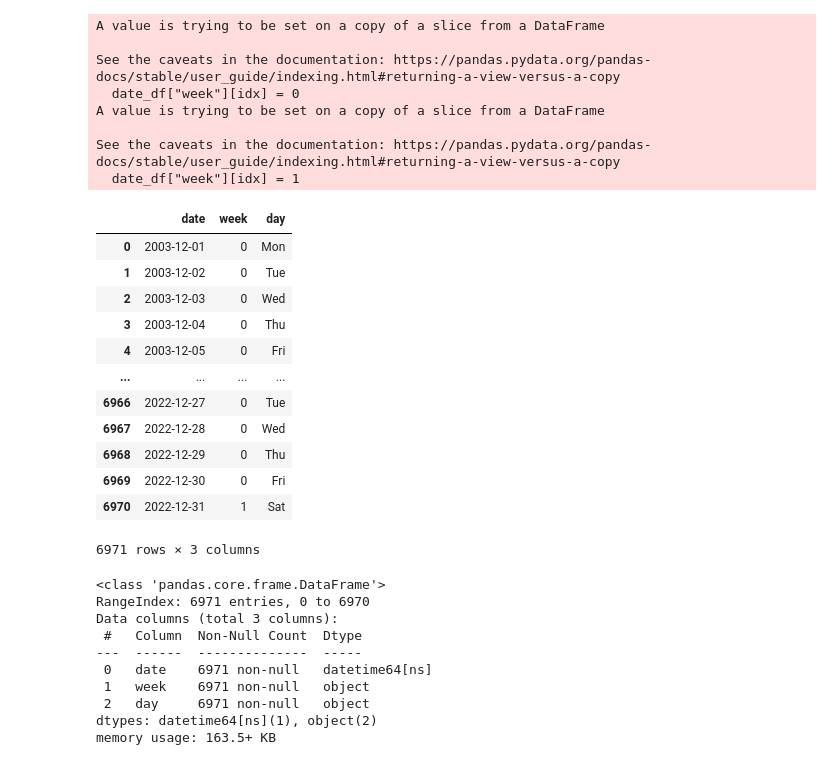
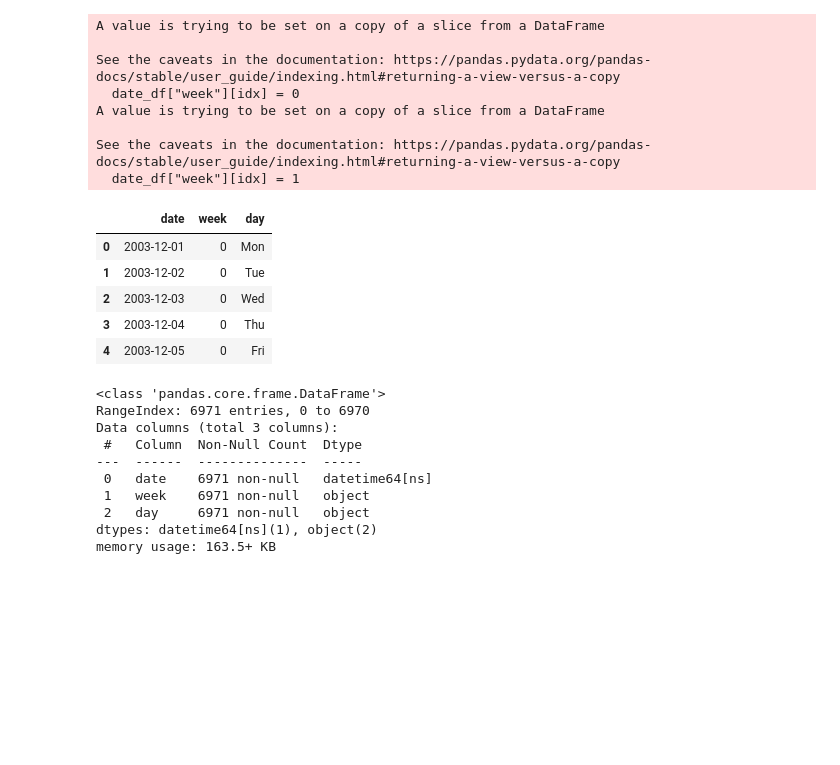
Before and after one commit to zarnits/10M_Movie, a Jupyter notebook: codes/주중, 주말, 공휴일 데이터 수집.ipynb, the cells around one changed output. Cells and saved outputs as stored; diff of their text form; code cells hidden in the pictures; blank space fills up the shorter version.

```diff
--- a/codes/주중, 주말, 공휴일 데이터 수집.ipynb
+++ b/codes/주중, 주말, 공휴일 데이터 수집.ipynb
@@ -81,21 +74,14 @@ See the caveats in the documentation: https://pandas.pydata.org/pandas-docs/stab
 ## 요일 넣기 ##
 date_df['day'] = pd.to_datetime(date_df["date"],format="%Y-%m-%d").dt.strftime('%a')
 # %%
-date_df
+date_df.head()
 # %% [output]
 |  | date | week | day |
 | 0 | 2003-12-01 | 0 | Mon |
 | 1 | 2003-12-02 | 0 | Tue |
 | 2 | 2003-12-03 | 0 | Wed |
 | 3 | 2003-12-04 | 0 | Thu |
 | 4 | 2003-12-05 | 0 | Fri |
-| ... | ... | ... | ... |
-| 6966 | 2022-12-27 | 0 | Tue |
-| 6967 | 2022-12-28 | 0 | Wed |
-| 6968 | 2022-12-29 | 0 | Thu |
-| 6969 | 2022-12-30 | 0 | Fri |
-| 6970 | 2022-12-31 | 1 | Sat |
-6971 rows × 3 columns
 # %%
 date_df.info()
 # %% [output]
```
Also changed, not shown: parts of 16 cells of this notebook, 4 other files.
